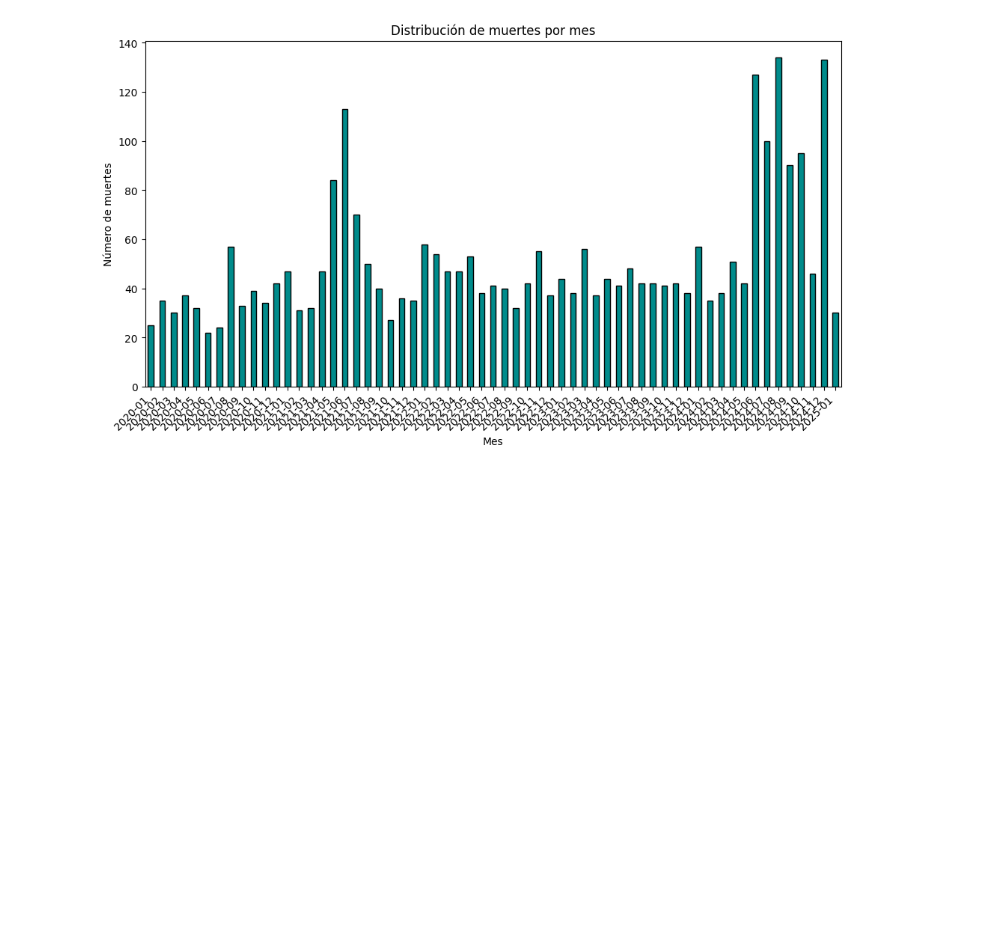
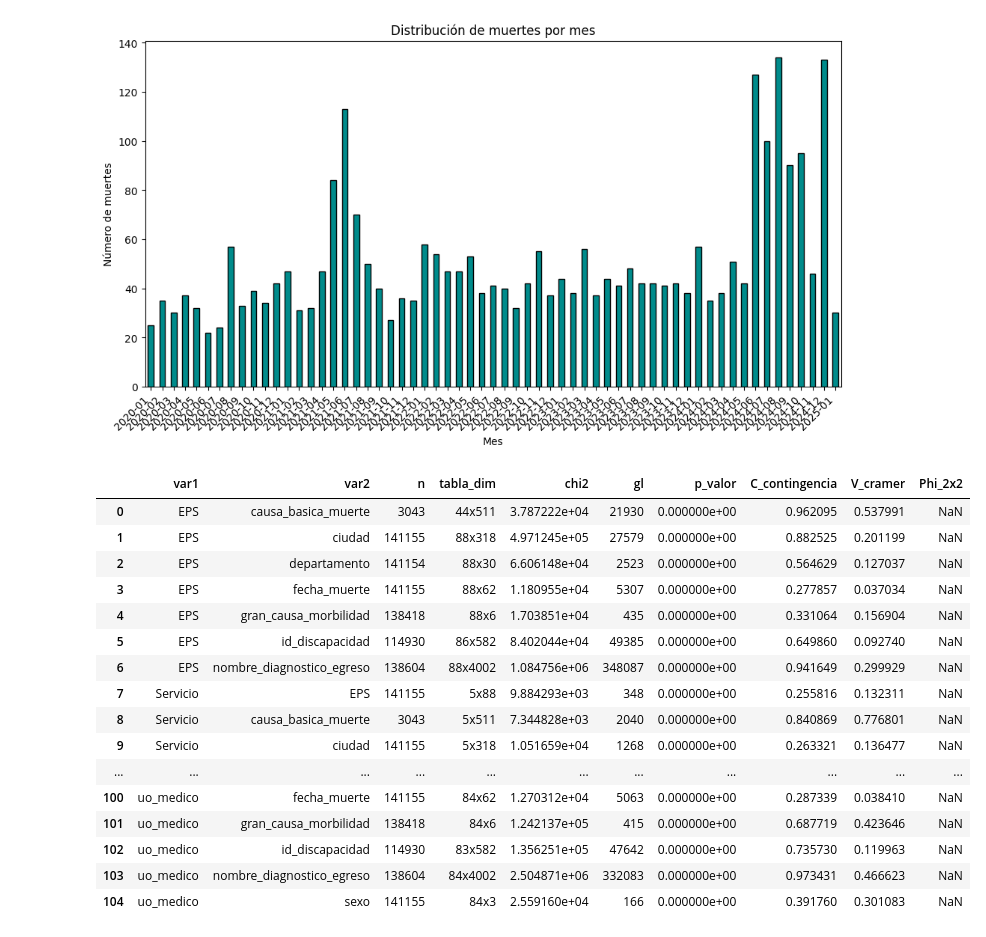
Before and after one commit to kerenslendyrc/Estadistica, a Jupyter notebook: EDpráctica.ipynb, the cells around one changed output. Drawn from its saved outputs; the diff is of its cells as text; code cells hidden in the pictures; blank space fills up the shorter version.

```diff
--- a/EDpráctica.ipynb
+++ b/EDpráctica.ipynb
@@ -628,0 +643,6 @@ plt.show()
+# %%
+import pandas as pd
+import numpy as np
+df = pd.read_excel("Base de datos.xlsx")
+
+df_work = df.copy()
@@ -628,0 +747,20 @@ plt.show()
+# %%
+tabla_coeficientes
+# %% [output]
+|  | var1 | var2 | n | tabla_dim | chi2 | gl | p_valor | C_contingencia | V_cramer | Phi_2x2 |
+| 0 | EPS | causa_basica_muerte | 3043 | 44x511 | 3.787222e+04 | 21930 | 0.000000e+00 | 0.962095 | 0.537991 | NaN |
+| 1 | EPS | ciudad | 141155 | 88x318 | 4.971245e+05 | 27579 | 0.000000e+00 | 0.882525 | 0.201199 | NaN |
+| 2 | EPS | departamento | 141154 | 88x30 | 6.606148e+04 | 2523 | 0.000000e+00 | 0.564629 | 0.127037 | NaN |
+| 3 | EPS | fecha_muerte | 141155 | 88x62 | 1.180955e+04 | 5307 | 0.000000e+00 | 0.277857 | 0.037034 | NaN |
+| 4 | EPS | gran_causa_morbilidad | 138418 | 88x6 | 1.703851e+04 | 435 | 0.000000e+00 | 0.331064 | 0.156904 | NaN |
+| 5 | EPS | id_discapacidad | 114930 | 86x582 | 8.402044e+04 | 49385 | 0.000000e+00 | 0.649860 | 0.092740 | NaN |
+| 6 | EPS | nombre_diagnostico_egreso | 138604 | 88x4002 | 1.084756e+06 | 348087 | 0.000000e+00 | 0.941649 | 0.299929 | NaN |
+| 7 | Servicio | EPS | 141155 | 5x88 | 9.884293e+03 | 348 | 0.000000e+00 | 0.255816 | 0.132311 | NaN |
+| 8 | Servicio | causa_basica_muerte | 3043 | 5x511 | 7.344828e+03 | 2040 | 0.000000e+00 | 0.840869 | 0.776801 | NaN |
+| 9 | Servicio | ciudad | 141155 | 5x318 | 1.051659e+04 | 1268 | 0.000000e+00 | 0.263321 | 0.136477 | NaN |
+| ... | ... | ... | ... | ... | ... | ... | ... | ... | ... | ... |
+| 100 | uo_medico | fecha_muerte | 141155 | 84x62 | 1.270312e+04 | 5063 | 0.000000e+00 | 0.287339 | 0.038410 | NaN |
+| 101 | uo_medico | gran_causa_morbilidad | 138418 | 84x6 | 1.242137e+05 | 415 | 0.000000e+00 | 0.687719 | 0.423646 | NaN |
+| 102 | uo_medico | id_discapacidad | 114930 | 83x582 | 1.356251e+05 | 47642 | 0.000000e+00 | 0.735730 | 0.119963 | NaN |
+| 103 | uo_medico | nombre_diagnostico_egreso | 138604 | 84x4002 | 2.504871e+06 | 332083 | 0.000000e+00 | 0.973431 | 0.466623 | NaN |
+| 104 | uo_medico | sexo | 141155 | 84x3 | 2.559160e+04 | 166 | 0.000000e+00 | 0.391760 | 0.301083 | NaN |
```
Also changed, not shown: parts of 3 cells of this notebook.
